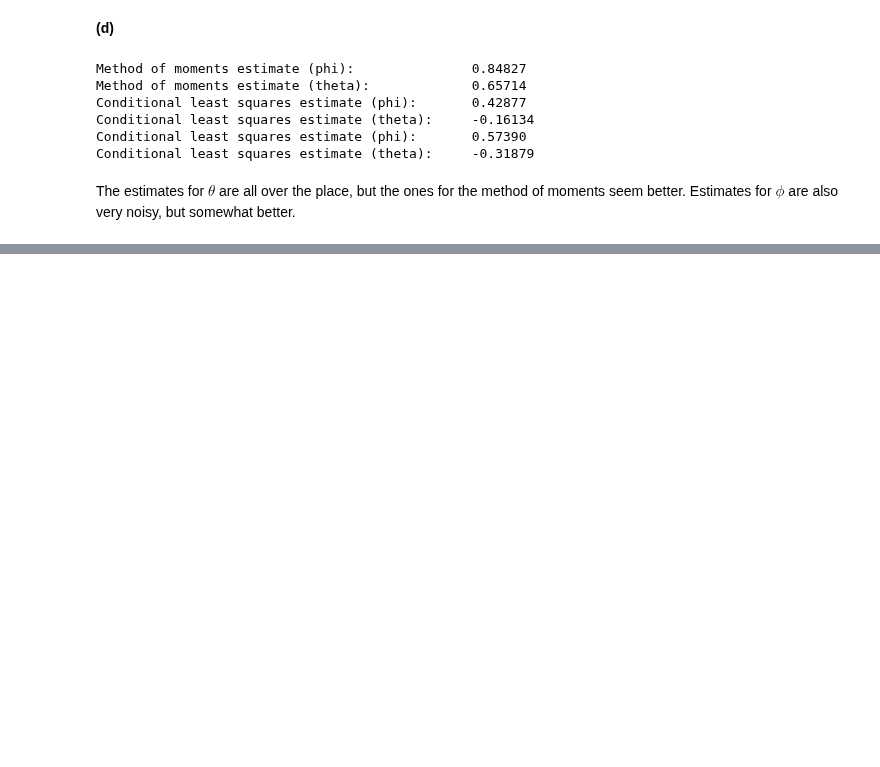
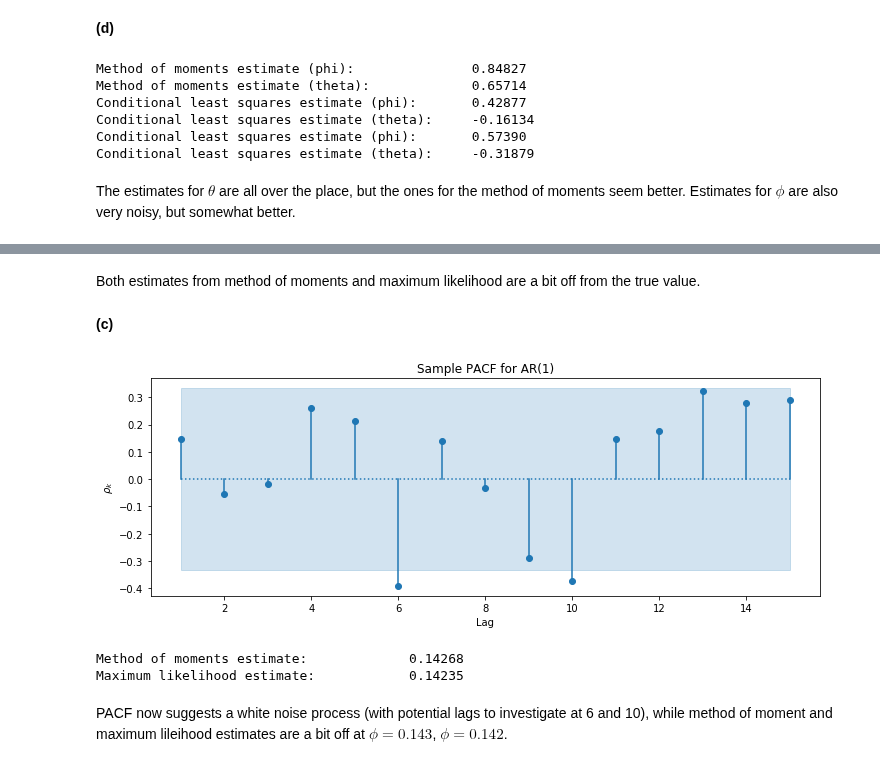
Before and after one commit to telmo-correa/time-series-analysis, a Jupyter notebook: Python/Chapter 07 (Ex 11 - 20) - Parameter Estimation.ipynb, the cells around one changed output, grey strips where cells are left out. Cells and saved outputs as stored; diff of their text form; code cells hidden in the pictures; blank space fills up the shorter version.

```diff
--- a/Python/Chapter 07 (Ex 11 - 20) - Parameter Estimation.ipynb
+++ b/Python/Chapter 07 (Ex 11 - 20) - Parameter Estimation.ipynb
@@ -441,0 +519,20 @@ The estimates for $\theta$ are all over the place, but the ones for the method o
+# %% [markdown]
+Both estimates from method of moments and maximum likelihood are a bit off from the true value.
+# %% [markdown]
+**(c)**
+# %%
+np.random.seed(1001)
+Y = generate_arima(phi=[0.6], n=36, distrvs=rt(3))
+
+r = pacf(Y, nlags=15)[1:]
+se = 1 / np.sqrt(len(Y))
+plot_acf_with_bounds(r, -2*se, 2*se, title='Sample PACF for AR(1)')
+
+print('Method of moments estimate: \t\t%.5f' % estimate_ar1_mom(Y))
+print('Maximum likelihood estimate: \t\t%.5f' % ARIMA(Y, order=(1, 0, 0)).fit(method='mle').arparams[0])
+# %% [output]
+[figure, added]
+Method of moments estimate:             0.14268
+Maximum likelihood estimate:            0.14235
+# %% [markdown]
+PACF now suggests a white noise process (with potential lags to investigate at 6 and 10), while method of moment and maximum lileihood estimates are a bit off at $\phi = 0.143$, $\phi=0.142$.
```
Also changed, not shown: parts of 37 cells of this notebook, 1 other file.
